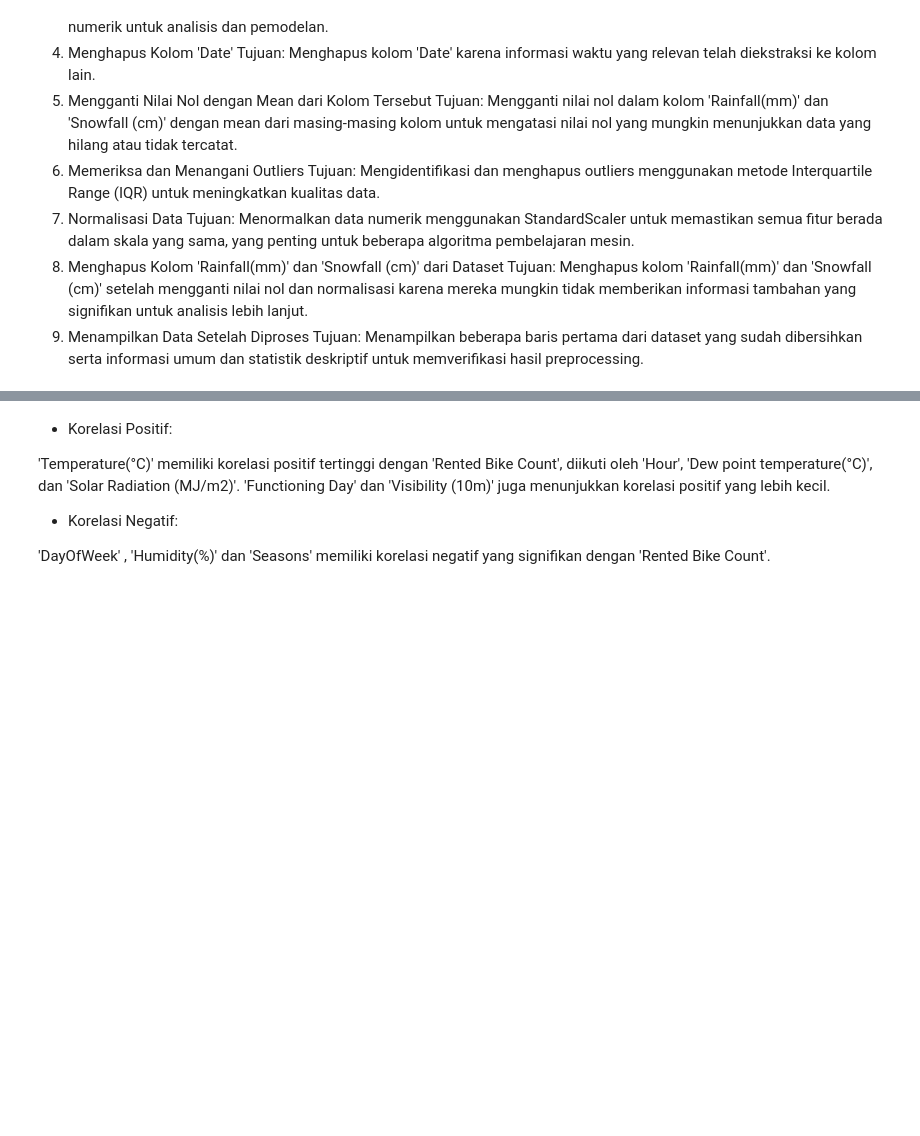
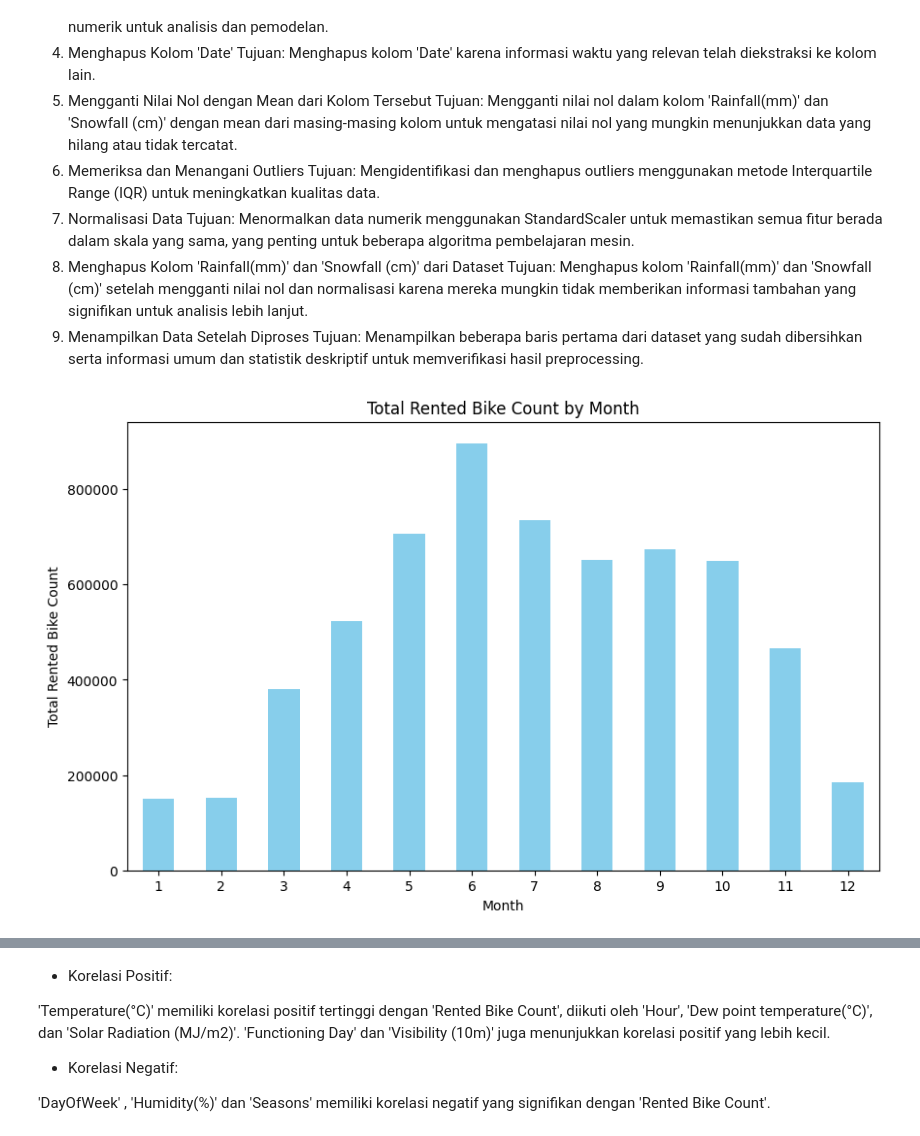
Before and after one commit to zainamri/tengoknijelah, a Jupyter notebook: SeoulBikeFiks.ipynb, the cells around one changed output, grey strips where cells are left out. Drawn from its saved outputs; the diff is of its cells as text; code cells hidden in the pictures; blank space fills up the shorter version.

```diff
--- a/SeoulBikeFiks.ipynb
+++ b/SeoulBikeFiks.ipynb
@@ -274,10 +274,6 @@ df['Functioning Day'] = label_encoder.fit_transform(df['Functioning Day'])
 
 # Menghapus kolom 'Date'
 df = df.drop('Date', axis=1)
-
-# Mengganti nilai nol dengan mean dari kolom tersebut
-df['Rainfall(mm)'].replace(0, df['Rainfall(mm)'].mean(), inplace=True)
-df['Snowfall (cm)'].replace(0, df['Snowfall (cm)'].mean(), inplace=True)
 
 # Memeriksa dan Menangani Outliers
 numeric_cols = df.select_dtypes(include=['float64', 'int64']).columns
@@ -345,3 +341,17 @@ Tujuan: Menormalkan data numerik menggunakan StandardScaler untuk memastikan sem
 Tujuan: Menghapus kolom 'Rainfall(mm)' dan 'Snowfall (cm)' setelah mengganti nilai nol dan normalisasi karena mereka mungkin tidak memberikan informasi tambahan yang signifikan untuk analisis lebih lanjut.
 9. Menampilkan Data Setelah Diproses
 Tujuan: Menampilkan beberapa baris pertama dari dataset yang sudah dibersihkan serta informasi umum dan statistik deskriptif untuk memverifikasi hasil preprocessing.
+# %%
+# Menghitung distribusi jumlah penyewaan sepeda per bulan
+monthly_distribution = df.groupby('Month')['Rented Bike Count'].sum()
+
+# Visualisasi
+plt.figure(figsize=(10, 6))
+monthly_distribution.plot(kind='bar', color='skyblue')
+plt.title('Total Rented Bike Count by Month')
+plt.xlabel('Month')
+plt.ylabel('Total Rented Bike Count')
+plt.xticks(rotation=0)
+plt.show()
+# %% [output]
+[figure, added]
```
Also changed, not shown: parts of 19 cells of this notebook.
